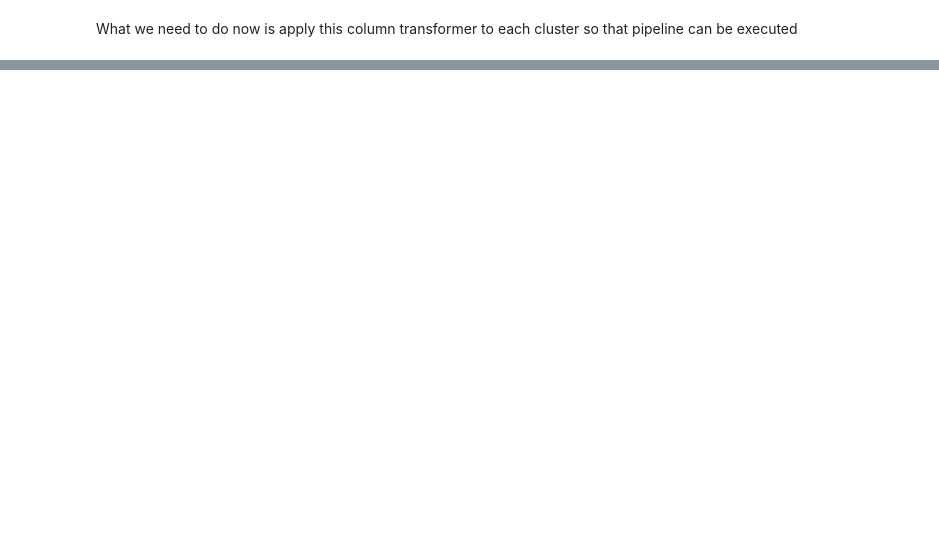
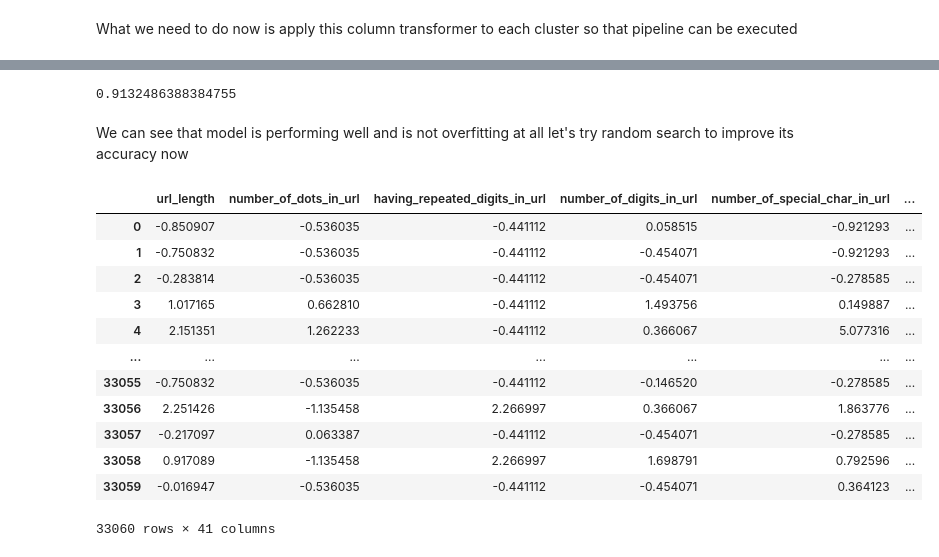
Before and after one commit to Lycons-rage/phishing_classifier, a Jupyter notebook: notebooks/EDA.ipynb, the cells around one changed output, grey strips where cells are left out. Saved outputs shown, nothing was run; the diff lists cells and outputs as text; code cells hidden in the pictures; blank space fills up the shorter version.

Commit message:
Model training notebook | Commit 14:54 25-05-2024

```diff
--- a/notebooks/EDA.ipynb
+++ b/notebooks/EDA.ipynb
@@ -458,14 +307,0 @@ cluster_model.inertia_
-# %%
-wcss = []
-
-for i in range(2,30):
-    cluster_model= KMeans(
-        n_clusters=i,
-        init="k-means++",
-        n_init="auto",
-        random_state=42
-    )
-    cluster_model.fit(df_copy)
-    wcss.append(cluster_model.inertia_)
-
-wcss
@@ -497,6 +307,0 @@ optimum number of clusters = 6
-# %%
-wcss_diff = []
-for i in range(0,len(wcss)-1):
-    wcss_diff.append(wcss[i]-wcss[i+1])
-
-wcss_diff
@@ -604,7 +432,7 @@ transform_pipeline = Pipeline(
 # %%
-
+columns = X_train[0].columns
 preprocessor = ColumnTransformer([
-    ("transform_pipeline", transform_pipeline, X_train[i].columns)
+    ("transform_pipeline", transform_pipeline, columns)
 ])
 # %% [markdown]
 What we need to do now is apply this column transformer to each cluster so that pipeline can be executed
@@ -650,6 +439,6 @@ y_train
 # %%
 for i in range(0, len(X_train)):
-    X_train[i] = pd.DataFrame(preprocessor.fit_transform(X_train[i]), columns=preprocessor.get_feature_names_out)
+    X_train[i] = pd.DataFrame(preprocessor.fit_transform(X_train[i]), columns=columns)
 
 X_train
 # %% [output]
@@ -659,0 +527,7 @@ TypeError: Index(...) must be called with a collection of some kind, <bound meth
+# %%
+max(test_accuracy)
+# %% [output]
+0.9132486388384755
+# %% [markdown]
+We can see that model is performing well and is not overfitting at all
+let's try random search to improve its accuracy now
@@ -659,0 +547,16 @@ TypeError: Index(...) must be called with a collection of some kind, <bound meth
+# %%
+X_train[0]
+# %% [output]
+|  | url_length | number_of_dots_in_url | having_repeated_digits_in_url | number_of_digits_in_url | number_of_special_char_in_url | ... |
+| 0 | -0.850907 | -0.536035 | -0.441112 | 0.058515 | -0.921293 | ... |
+| 1 | -0.750832 | -0.536035 | -0.441112 | -0.454071 | -0.921293 | ... |
+| 2 | -0.283814 | -0.536035 | -0.441112 | -0.454071 | -0.278585 | ... |
+| 3 | 1.017165 | 0.662810 | -0.441112 | 1.493756 | 0.149887 | ... |
+| 4 | 2.151351 | 1.262233 | -0.441112 | 0.366067 | 5.077316 | ... |
+| ... | ... | ... | ... | ... | ... | ... |
+| 33055 | -0.750832 | -0.536035 | -0.441112 | -0.146520 | -0.278585 | ... |
+| 33056 | 2.251426 | -1.135458 | 2.266997 | 0.366067 | 1.863776 | ... |
+| 33057 | -0.217097 | 0.063387 | -0.441112 | -0.454071 | -0.278585 | ... |
+| 33058 | 0.917089 | -1.135458 | 2.266997 | 1.698791 | 0.792596 | ... |
+| 33059 | -0.016947 | -0.536035 | -0.441112 | -0.454071 | 0.364123 | ... |
+33060 rows × 41 columns
```
Also changed, not shown: parts of 46 cells of this notebook.
